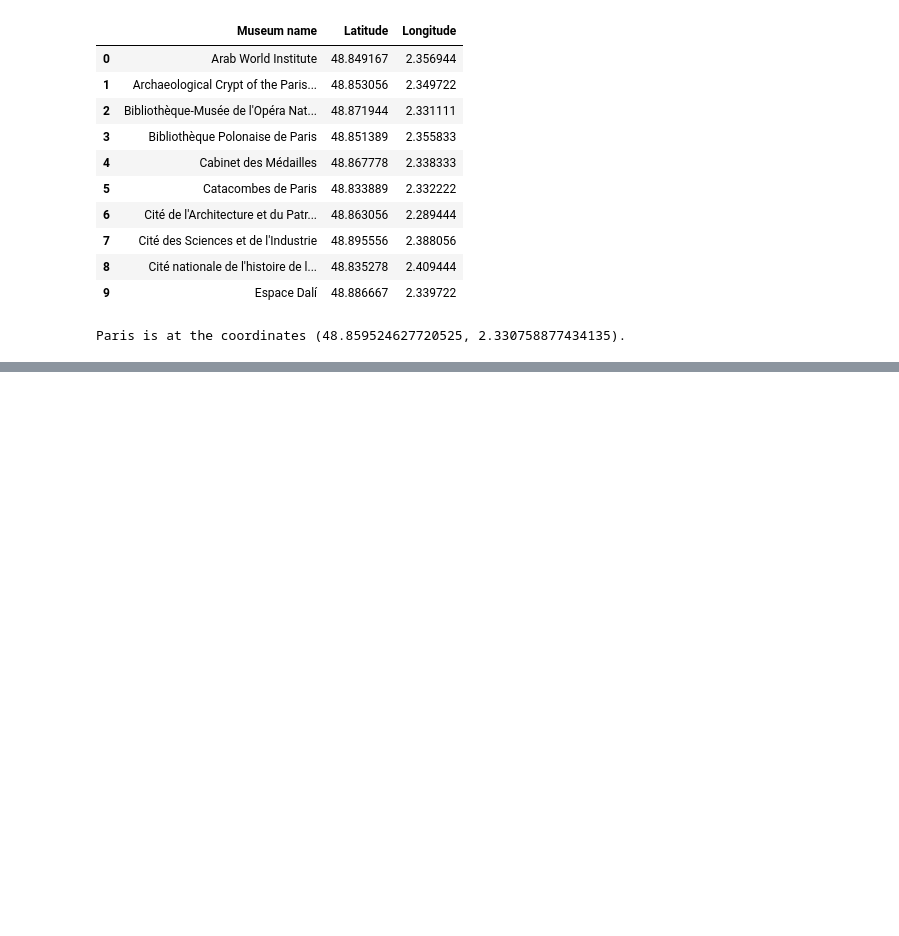
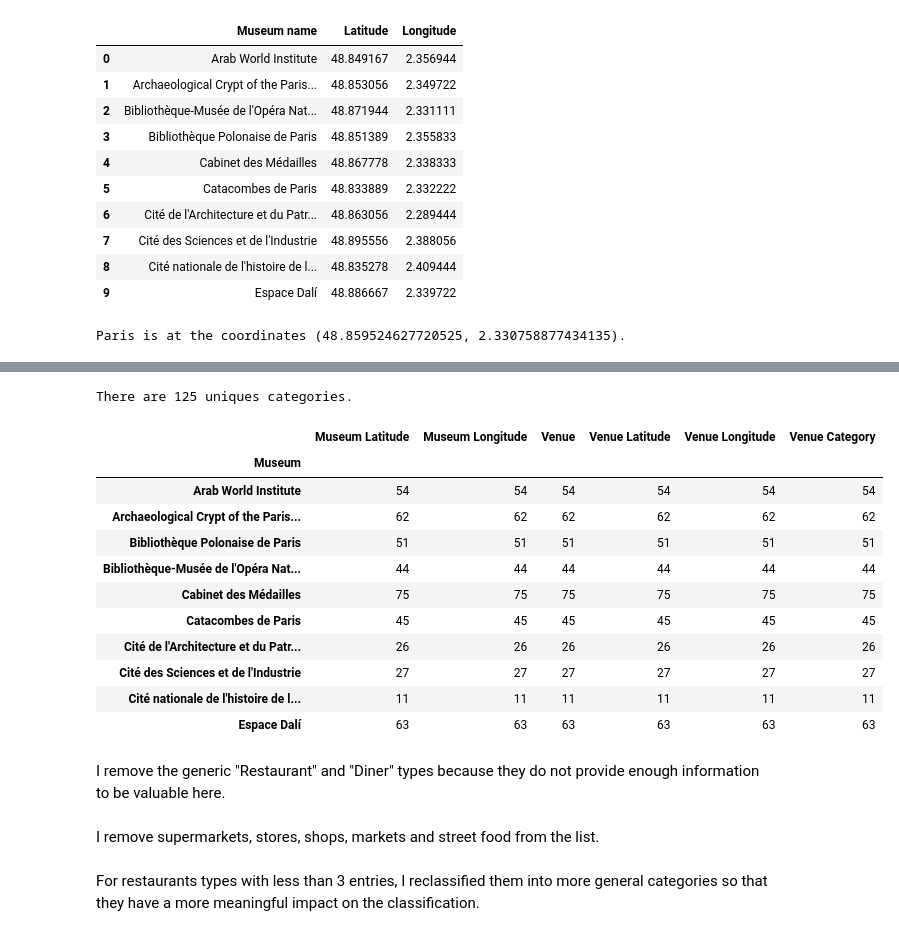
Before and after one commit to FM2403/coursera-capstone, a Jupyter notebook: Clustering_of_Parisian_museums.ipynb, the cells around one changed output, grey strips where cells are left out. Cells and saved outputs as stored; diff of their text form; code cells hidden in the pictures; blank space fills up the shorter version.

```diff
--- a/Clustering_of_Parisian_museums.ipynb
+++ b/Clustering_of_Parisian_museums.ipynb
@@ -112,0 +214,5 @@ map_paris
+# %%
+museum_venues = getNearbyVenues(names=df['Museum name'],
+                                   latitudes=df['Latitude'],
+                                   longitudes=df['Longitude']
+                                  )
@@ -112,0 +241,26 @@ map_paris
+# %%
+print('There are {} uniques categories.'.format(len(museum_venues['Venue Category'].unique())))
+# %% [output]
+There are 125 uniques categories.
+# %%
+too_few_venues = museum_venues.groupby('Museum').count()['Museum Latitude'] < 10
+too_few_venues = too_few_venues.reset_index()
+for i,museum in too_few_venues.iterrows():
+    if museum['Museum Latitude']:
+        museum_venues.drop(museum_venues[museum_venues['Museum'] == museum['Museum']].index, inplace=True)
+museum_venues.groupby('Museum').count().head(10) # verification
+# %% [output]
+|  | Museum Latitude | Museum Longitude | Venue | Venue Latitude | Venue Longitude | Venue Category |
+| Museum |  |  |  |  |  |  |
+| Arab World Institute | 54 | 54 | 54 | 54 | 54 | 54 |
+| Archaeological Crypt of the Paris... | 62 | 62 | 62 | 62 | 62 | 62 |
+| Bibliothèque Polonaise de Paris | 51 | 51 | 51 | 51 | 51 | 51 |
+| Bibliothèque-Musée de l'Opéra Nat... | 44 | 44 | 44 | 44 | 44 | 44 |
+| Cabinet des Médailles | 75 | 75 | 75 | 75 | 75 | 75 |
+| Catacombes de Paris | 45 | 45 | 45 | 45 | 45 | 45 |
+| Cité de l'Architecture et du Patr... | 26 | 26 | 26 | 26 | 26 | 26 |
+| Cité des Sciences et de l'Industrie | 27 | 27 | 27 | 27 | 27 | 27 |
+| Cité nationale de l'histoire de l... | 11 | 11 | 11 | 11 | 11 | 11 |
+| Espace Dalí | 63 | 63 | 63 | 63 | 63 | 63 |
+# %% [markdown]
+I remove the generic "Restaurant" and "Diner" types because they do not provide enough information to be valuable here.
@@ -112,0 +270,2 @@ map_paris
+# %% [markdown]
+I remove supermarkets, stores, shops, markets and street food from the list.
@@ -112,0 +280,2 @@ map_paris
+# %% [markdown]
+For restaurants types with less than 3 entries, I reclassified them into more general categories so that they have a more meaningful impact on the classification.
```
Also changed, not shown: parts of 47 cells of this notebook.
